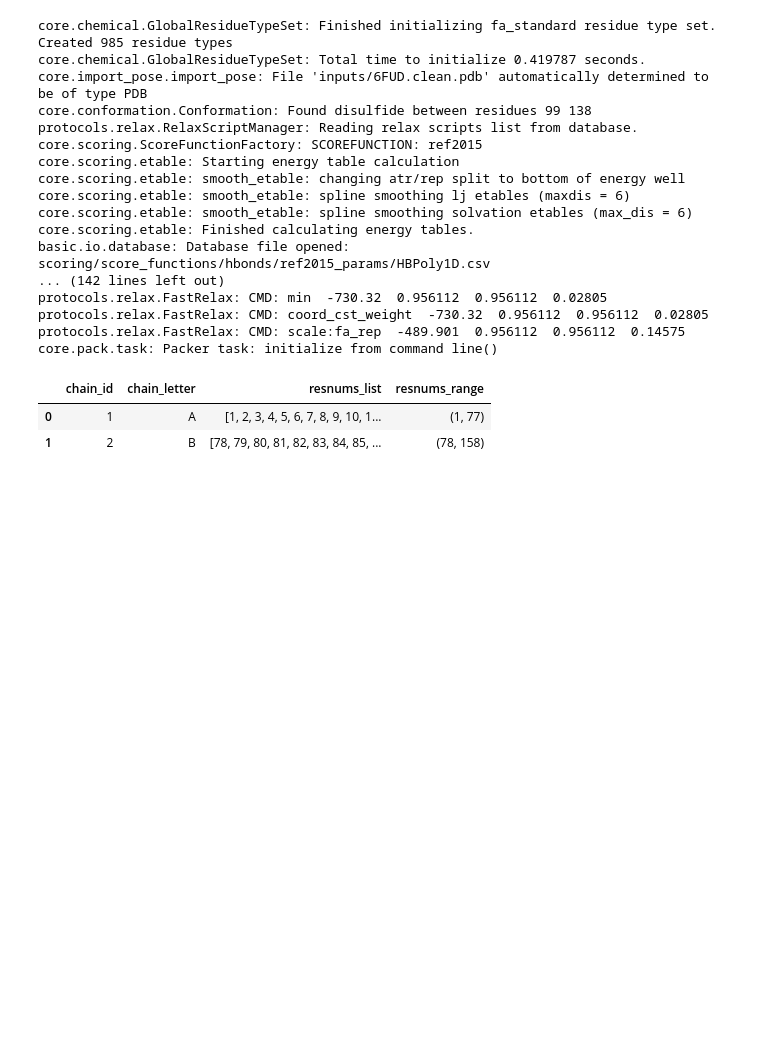
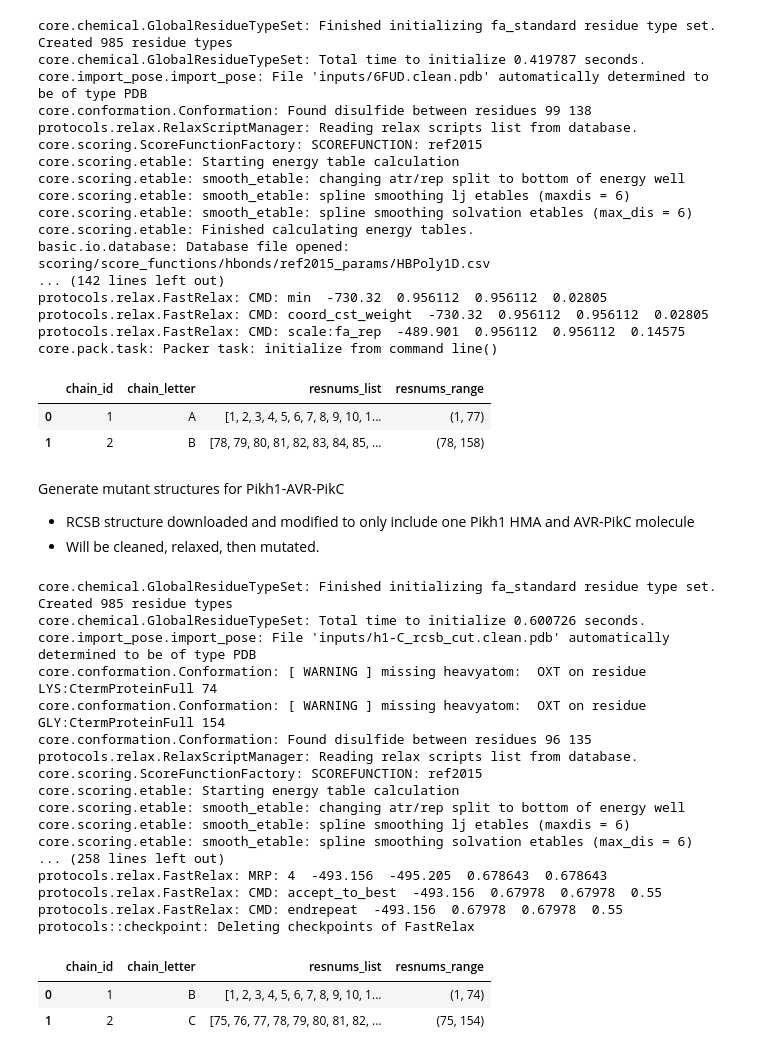
Before and after one commit to ogarrett54/plm-md-modeling, a Jupyter notebook: prepare_inputs.ipynb, the cells around one changed output. Saved outputs shown, nothing was run; the diff lists cells and outputs as text; code cells hidden in the pictures; blank space fills up the shorter version.

Commit message:
Revise to use h1-c structure, add parallelized fast relax for input generation

```diff
--- a/prepare_inputs.ipynb
+++ b/prepare_inputs.ipynb
@@ -346,3 +352,32 @@ chain_summary
 | 1 | 2 | B | [78, 79, 80, 81, 82, 83, 84, 85, ... | (78, 158) |
 # %%
 generate_mutants(relaxed_pose, 'mutant_library', chain_summary.loc[chain_summary['chain_letter'] == 'B', 'resnums_range'].values[0], n=300)
+# %% [markdown]
+Generate mutant structures for Pikh1-AVR-PikC
+- RCSB structure downloaded and modified to only include one Pikh1 HMA and AVR-PikC molecule
+- Will be cleaned, relaxed, then mutated.
+# %%
+relaxed_pose = clean_and_relax_pdb('inputs/h1-C_rcsb_cut.pdb', 'inputs')
+chain_summary = pd.DataFrame(get_chains_summary(relaxed_pose))
+chain_summary
+# %% [output]
+core.chemical.GlobalResidueTypeSet: Finished initializing fa_standard residue type set.  Created 985 residue types
+core.chemical.GlobalResidueTypeSet: Total time to initialize 0.600726 seconds.
+core.import_pose.import_pose: File 'inputs/h1-C_rcsb_cut.clean.pdb' automatically determined to be of type PDB
+core.conformation.Conformation: [ WARNING ] missing heavyatom:  OXT on residue LYS:CtermProteinFull 74
+core.conformation.Conformation: [ WARNING ] missing heavyatom:  OXT on residue GLY:CtermProteinFull 154
+core.conformation.Conformation: Found disulfide between residues 96 135
+protocols.relax.RelaxScriptManager: Reading relax scripts list from database.
+core.scoring.ScoreFunctionFactory: SCOREFUNCTION: ref2015
+core.scoring.etable: Starting energy table calculation
+core.scoring.etable: smooth_etable: changing atr/rep split to bottom of energy well
+core.scoring.etable: smooth_etable: spline smoothing lj etables (maxdis = 6)
+core.scoring.etable: smooth_etable: spline smoothing solvation etables (max_dis = 6)
+... (258 lines left out)
+protocols.relax.FastRelax: MRP: 4  -493.156  -495.205  0.678643  0.678643
+protocols.relax.FastRelax: CMD: accept_to_best  -493.156  0.67978  0.67978  0.55
+protocols.relax.FastRelax: CMD: endrepeat  -493.156  0.67978  0.67978  0.55
+protocols::checkpoint: Deleting checkpoints of FastRelax
+|  | chain_id | chain_letter | resnums_list | resnums_range |
+| 0 | 1 | B | [1, 2, 3, 4, 5, 6, 7, 8, 9, 10, 1... | (1, 74) |
+| 1 | 2 | C | [75, 76, 77, 78, 79, 80, 81, 82, ... | (75, 154) |
```
Also changed, not shown: parts of 10 cells of this notebook, 3 other files.
